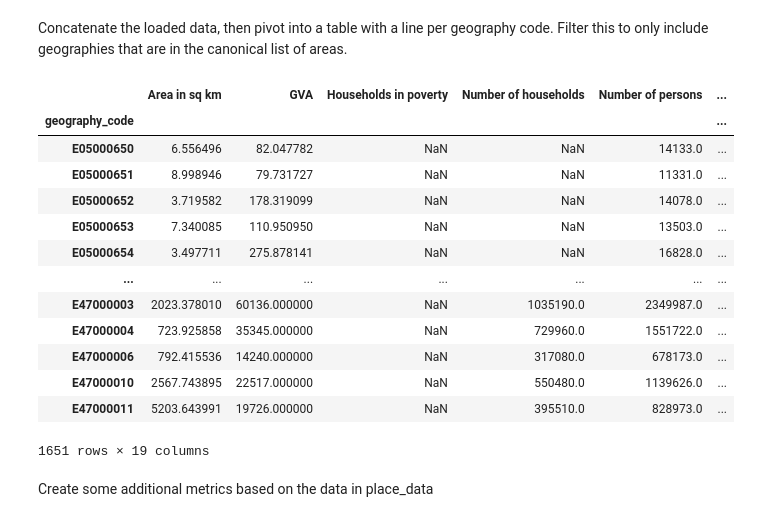
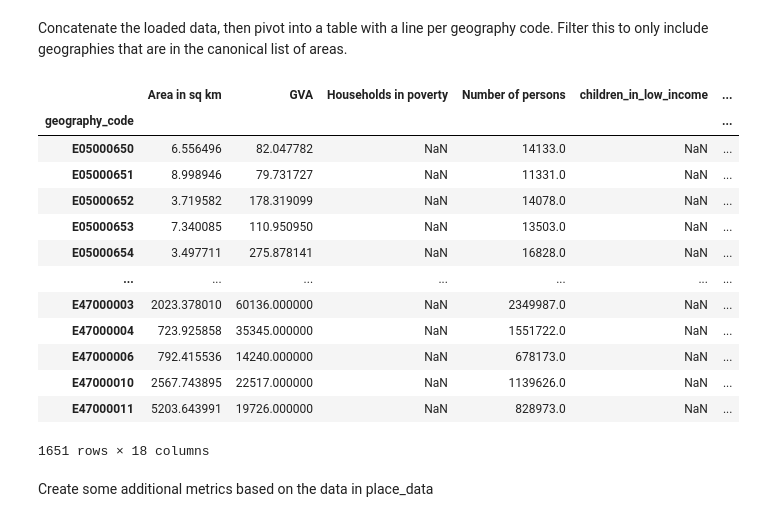
Before and after one commit to open-innovations/jrf-insight, a Jupyter notebook: pipelines/place/transform.ipynb, the cells around one changed output. Saved outputs shown, nothing was run; the diff lists cells and outputs as text; code cells hidden in the pictures.

```diff
--- a/pipelines/place/transform.ipynb
+++ b/pipelines/place/transform.ipynb
@@ -224,39 +240,38 @@ Concatenate the loaded data, then pivot into a table with a line per geography c
 # %%
 place_data = pd.concat([
     population_data,
     area_of_place,
     gva,
-    households,
     council_tax_data,
     clif_data,
     number_of_children,
     savings,
     imd,
     households_in_poverty,
     unemployment,
     economic_inactivity,
     imd_children,
     imd_older_people
 ]).pivot(index='geography_code', columns='variable_name', values='value')
 place_data = place_data.loc[place_data.index.isin(get_place_list())]
 place_data = place_data.merge(get_place_data(), left_index=True, right_index=True, how='outer')
 place_data.index.name = 'geography_code'
 place_data
 # %% [output]
-|  | Area in sq km | GVA | Households in poverty | Number of households | Number of persons | ... |
+|  | Area in sq km | GVA | Households in poverty | Number of persons | children_in_low_income | ... |
 | geography_code |  |  |  |  |  | ... |
-| E05000650 | 6.556496 | 82.047782 | NaN | NaN | 14133.0 | ... |
-| E05000651 | 8.998946 | 79.731727 | NaN | NaN | 11331.0 | ... |
-| E05000652 | 3.719582 | 178.319099 | NaN | NaN | 14078.0 | ... |
-| E05000653 | 7.340085 | 110.950950 | NaN | NaN | 13503.0 | ... |
-| E05000654 | 3.497711 | 275.878141 | NaN | NaN | 16828.0 | ... |
+| E05000650 | 6.556496 | 82.047782 | NaN | 14133.0 | NaN | ... |
+| E05000651 | 8.998946 | 79.731727 | NaN | 11331.0 | NaN | ... |
+| E05000652 | 3.719582 | 178.319099 | NaN | 14078.0 | NaN | ... |
+| E05000653 | 7.340085 | 110.950950 | NaN | 13503.0 | NaN | ... |
+| E05000654 | 3.497711 | 275.878141 | NaN | 16828.0 | NaN | ... |
 | ... | ... | ... | ... | ... | ... | ... |
-| E47000003 | 2023.378010 | 60136.000000 | NaN | 1035190.0 | 2349987.0 | ... |
-| E47000004 | 723.925858 | 35345.000000 | NaN | 729960.0 | 1551722.0 | ... |
-| E47000006 | 792.415536 | 14240.000000 | NaN | 317080.0 | 678173.0 | ... |
-| E47000010 | 2567.743895 | 22517.000000 | NaN | 550480.0 | 1139626.0 | ... |
-| E47000011 | 5203.643991 | 19726.000000 | NaN | 395510.0 | 828973.0 | ... |
+| E47000003 | 2023.378010 | 60136.000000 | NaN | 2349987.0 | NaN | ... |
+| E47000004 | 723.925858 | 35345.000000 | NaN | 1551722.0 | NaN | ... |
+| E47000006 | 792.415536 | 14240.000000 | NaN | 678173.0 | NaN | ... |
+| E47000010 | 2567.743895 | 22517.000000 | NaN | 1139626.0 | NaN | ... |
+| E47000011 | 5203.643991 | 19726.000000 | NaN | 828973.0 | NaN | ... |
-1651 rows × 19 columns
+1651 rows × 18 columns
 # %% [markdown]
 Create some additional metrics based on the data in place_data
 # %%
```
Also changed, not shown: parts of 1 cell of this notebook, 3 other files.
